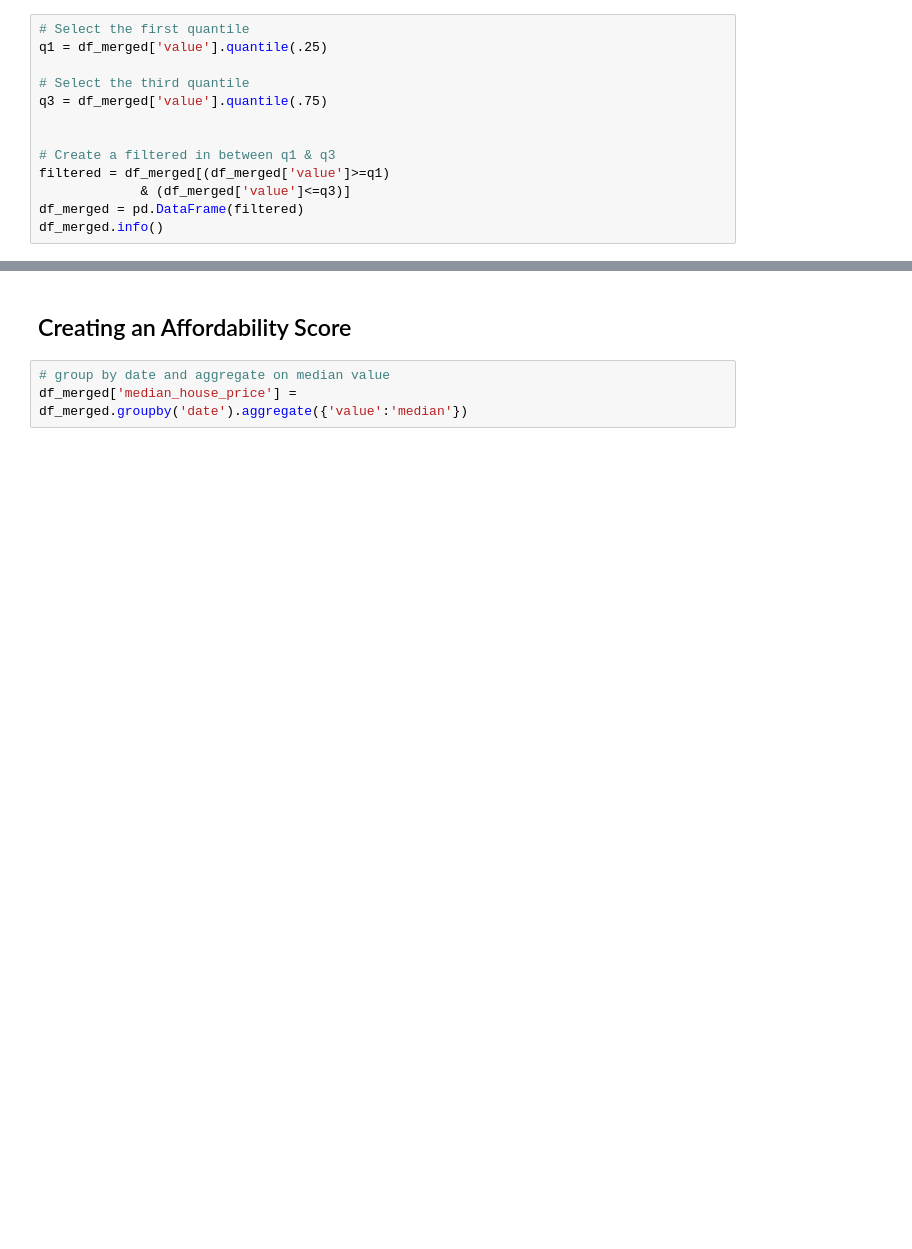
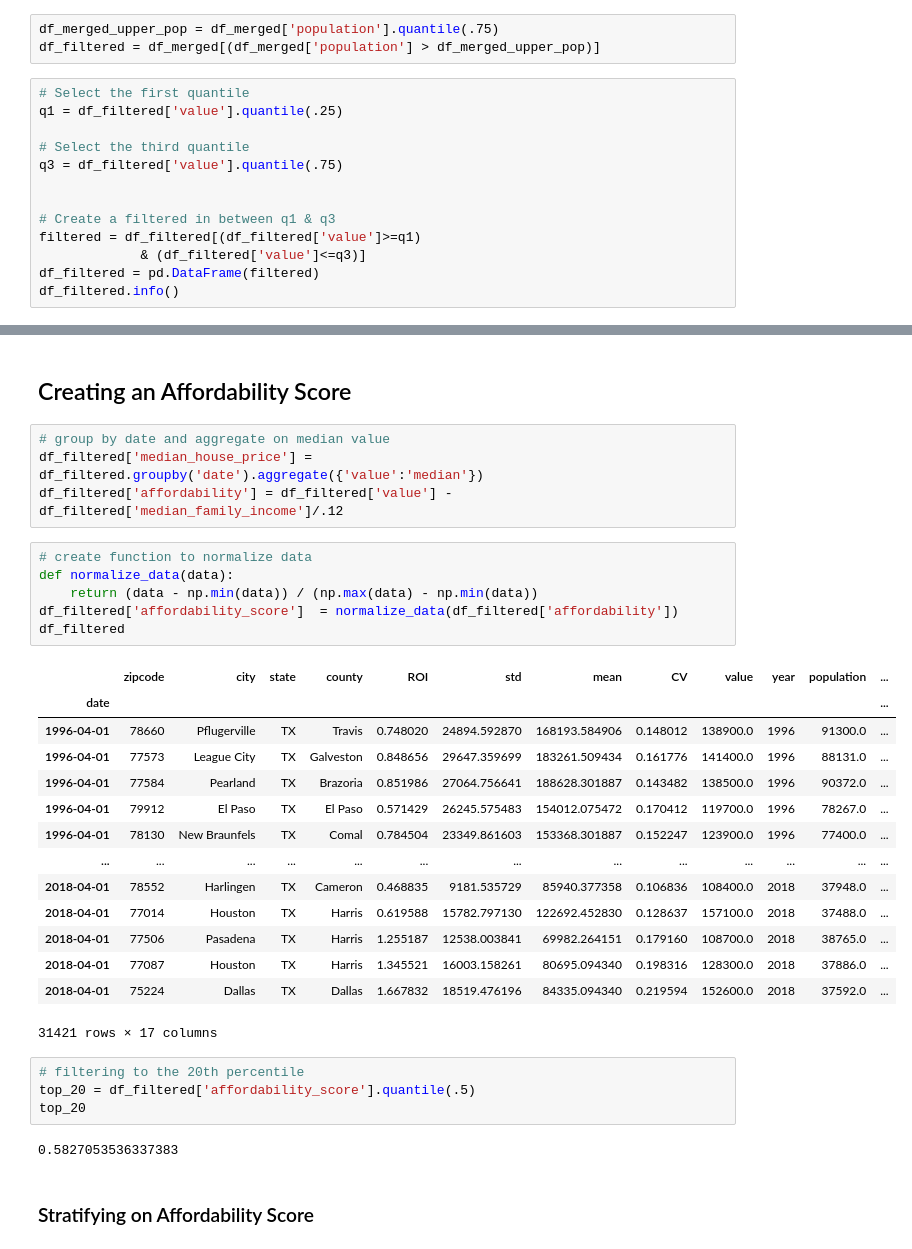
Before and after one commit to rhk48/zillow-time-series, a Jupyter notebook: seth_day_3.ipynb, the cells around one changed output, grey strips where cells are left out. Cells and saved outputs as stored; diff of their text form; blank space fills up the shorter version.

Commit message:
filtered zips

```diff
--- a/seth_day_3.ipynb
+++ b/seth_day_3.ipynb
@@ -231,15 +250,18 @@ df_merged.describe().T
+# %%
+df_merged_upper_pop = df_merged['population'].quantile(.75)
+df_filtered = df_merged[(df_merged['population'] > df_merged_upper_pop)]
 # %%
 # Select the first quantile
-q1 = df_merged['value'].quantile(.25)
+q1 = df_filtered['value'].quantile(.25)
 
 # Select the third quantile
-q3 = df_merged['value'].quantile(.75)
+q3 = df_filtered['value'].quantile(.75)
 
 
 # Create a filtered in between q1 & q3
-filtered = df_merged[(df_merged['value']>=q1)
-             & (df_merged['value']<=q3)]
-df_merged = pd.DataFrame(filtered)
-df_merged.info()
+filtered = df_filtered[(df_filtered['value']>=q1)
+             & (df_filtered['value']<=q3)]
+df_filtered = pd.DataFrame(filtered)
+df_filtered.info()
 # %% [output]
 <class 'pandas.core.frame.DataFrame'>
@@ -263,4 +285,34 @@ memory usage: 14.6+ MB
 ## Creating an Affordability Score
 # %%
 # group by date and aggregate on median value
-df_merged['median_house_price'] = df_merged.groupby('date').aggregate({'value':'median'})
+df_filtered['median_house_price'] = df_filtered.groupby('date').aggregate({'value':'median'})
+df_filtered['affordability'] = df_filtered['value'] - df_filtered['median_family_income']/.12
+# %%
+# create function to normalize data
+def normalize_data(data):
+    return (data - np.min(data)) / (np.max(data) - np.min(data))
+df_filtered['affordability_score']  = normalize_data(df_filtered['affordability'])
+df_filtered
+# %% [output]
+|  | zipcode | city | state | county | ROI | std | mean | CV | value | year | population | ... |
+| date |  |  |  |  |  |  |  |  |  |  |  | ... |
+| 1996-04-01 | 78660 | Pflugerville | TX | Travis | 0.748020 | 24894.592870 | 168193.584906 | 0.148012 | 138900.0 | 1996 | 91300.0 | ... |
+| 1996-04-01 | 77573 | League City | TX | Galveston | 0.848656 | 29647.359699 | 183261.509434 | 0.161776 | 141400.0 | 1996 | 88131.0 | ... |
+| 1996-04-01 | 77584 | Pearland | TX | Brazoria | 0.851986 | 27064.756641 | 188628.301887 | 0.143482 | 138500.0 | 1996 | 90372.0 | ... |
+| 1996-04-01 | 79912 | El Paso | TX | El Paso | 0.571429 | 26245.575483 | 154012.075472 | 0.170412 | 119700.0 | 1996 | 78267.0 | ... |
+| 1996-04-01 | 78130 | New Braunfels | TX | Comal | 0.784504 | 23349.861603 | 153368.301887 | 0.152247 | 123900.0 | 1996 | 77400.0 | ... |
+| ... | ... | ... | ... | ... | ... | ... | ... | ... | ... | ... | ... | ... |
+| 2018-04-01 | 78552 | Harlingen | TX | Cameron | 0.468835 | 9181.535729 | 85940.377358 | 0.106836 | 108400.0 | 2018 | 37948.0 | ... |
+| 2018-04-01 | 77014 | Houston | TX | Harris | 0.619588 | 15782.797130 | 122692.452830 | 0.128637 | 157100.0 | 2018 | 37488.0 | ... |
+| 2018-04-01 | 77506 | Pasadena | TX | Harris | 1.255187 | 12538.003841 | 69982.264151 | 0.179160 | 108700.0 | 2018 | 38765.0 | ... |
+| 2018-04-01 | 77087 | Houston | TX | Harris | 1.345521 | 16003.158261 | 80695.094340 | 0.198316 | 128300.0 | 2018 | 37886.0 | ... |
+| 2018-04-01 | 75224 | Dallas | TX | Dallas | 1.667832 | 18519.476196 | 84335.094340 | 0.219594 | 152600.0 | 2018 | 37592.0 | ... |
+31421 rows × 17 columns
+# %%
+# filtering to the 20th percentile
+top_20 = df_filtered['affordability_score'].quantile(.5)
+top_20
+# %% [output]
+0.5827053536337383
+# %% [markdown]
+### Stratifying on Affordability Score
```
Also changed, not shown: parts of 22 cells of this notebook.
